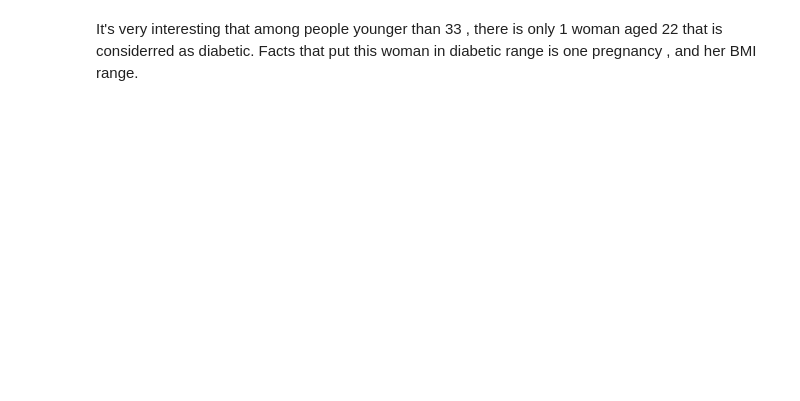
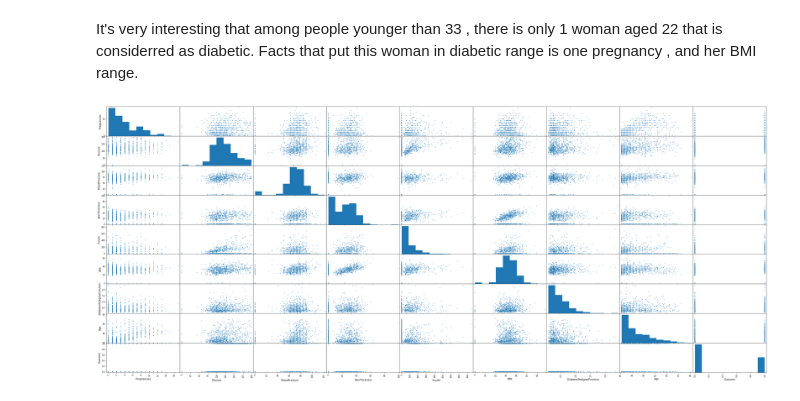
Before and after one commit to mpaydar/CS381, a Jupyter notebook: project1.ipynb, the cells around one changed output. Cells and saved outputs as stored; diff of their text form; code cells hidden in the pictures; blank space fills up the shorter version.

```diff
--- a/project1.ipynb
+++ b/project1.ipynb
@@ -546,2 +545,8 @@ dtype: int64
 # %% [markdown]
 It's very interesting that among people younger than 33 , there is only 1 woman aged 22 that is considerred as diabetic. Facts that put this woman in diabetic range is one pregnancy , and her BMI range.
+# %%
+pd.plotting.scatter_matrix(df_copy)
+plt.gcf().set_size_inches(20, 20)
+plt.subplots_adjust(right=2)
+# %% [output]
+[figure, added]
```
Also changed, not shown: parts of 15 cells of this notebook.
